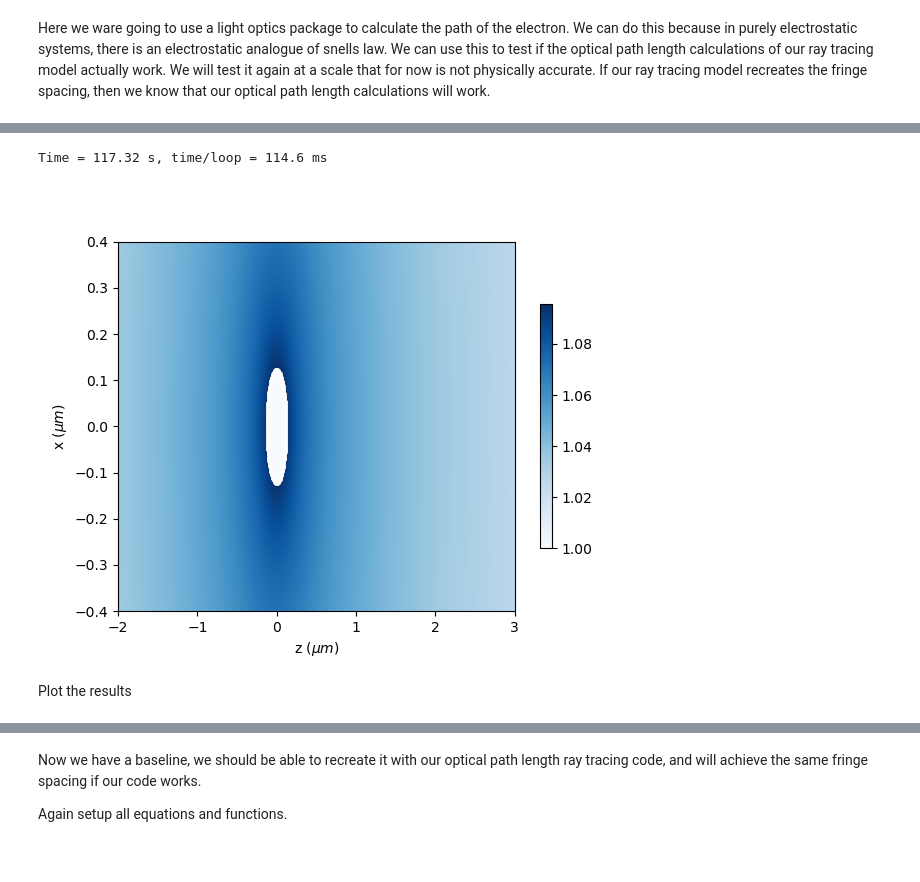
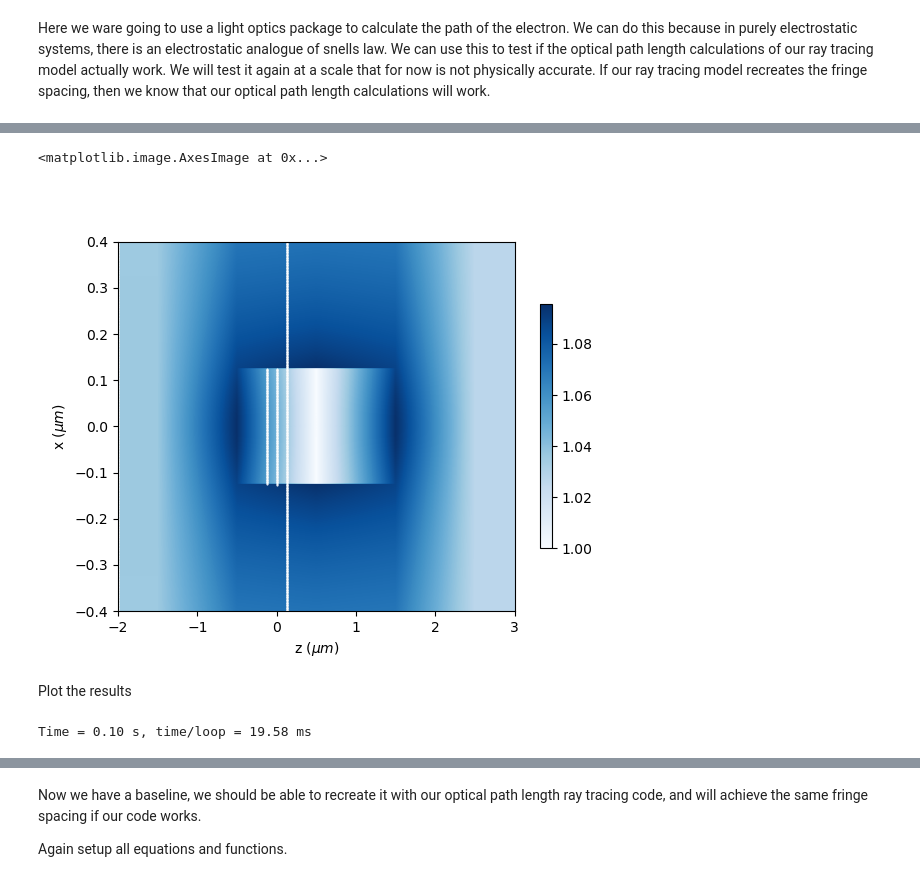
Before and after one commit to AMCLab/TEMGYMAdvanced, a Jupyter notebook: JanghyunCOMAnalysis/biprism_electrostatic_refractive_index_diffractio_compared_to_ray_tracing.ipynb, the cells around one changed output, grey strips where cells are left out. Drawn from its saved outputs; the diff is of its cells as text; code cells hidden in the pictures.

```diff
--- a/JanghyunCOMAnalysis/biprism_electrostatic_refractive_index_diffractio_compared_to_ray_tracing.ipynb
+++ b/JanghyunCOMAnalysis/biprism_electrostatic_refractive_index_diffractio_compared_to_ray_tracing.ipynb
@@ -47,45 +68,50 @@ phi_biprism = V*(sp.log((X*X+(Z)**2)/(R**2)))/(2*sp.log(r/R))
 
 #Here we write the "refractive index" that the electron would see, using the equation for the electrostatic potential. See Eq 5.17 in Hawkes Principles of Electron Optics
 n_eq1 = (1+phi_biprism/phi_0)**(0.5)
-n_eq2 = (2*m*abs(e)*(phi_0+phi_biprism))**(0.5)
+n_eq2 = (2*m*abs(e)*(phi_0-phi_biprism))**(0.5)
+
 #The equation needs to be written as a string for diffractio to be able to implement it, and we need to replace log with np.log in the expression.
 #This is because diffractio uses the "eval" function which uses a string.
-n = str(n_eq2).replace("log", "np.log")
+n = str(n_eq1).replace("log", "np.log")
 
 #Set up the scale in x and z
-x0 = np.linspace(-0.4 * um, 0.4 * um, 1024 * 1)
-z0 = np.linspace(-2 * um, 3 * um, 1024 * 1)
+x0 = np.linspace(-0.4 * um, 0.4 * um, 512 * 1)
+z0 = np.array([-2, -r, 0.0, r, 3])
+z = np.array([0] + np.linspace(-r, r, 100).tolist() + [3])
+#z0 = np.linspace(-2 * um, 3 * um, 512 * 1)
 
 #Create a source plane wave
 u0 = Scalar_source_X(x=x0, wavelength=wavelength)
 u0.plane_wave(A=1, z0=0 * um, theta=0. * degrees)
 
 t0 = Scalar_mask_XZ(x=x0, z=z0, wavelength=wavelength, n_background=1.0)
 t0.incident_field(u0)
 
 #Create a condenser sphere that has the refractive index of a biprism
 t0.sphere(r0=(0, 0),
              radius=(R * um, R * um),
              refraction_index=n,
              angle=0 * degrees)
 
 #Create a model of the wire, with a complex value that represents "absorbtion". This should enable
 #the wave to diffract around the wire
 t0.sphere(r0=(0, 0),
              radius=(r * um, r * um),
              refraction_index=0 + 1j,
              angle=0 * degrees)
 
 #Draw the refraction
 t0.draw_refraction_index(draw_borders=True, colorbar_kind='vertical')
-
-#Perform the calculation with the wave propagation method
-t0.WPM(verbose=True, has_edges=False)
 # %% [output]
-Time = 117.32 s, time/loop = 114.6 ms
+<matplotlib.image.AxesImage at 0x...>
-[figure, old version]
+[figure, new version]
 # %% [markdown]
 Plot the results
+# %%
+#Perform the calculation with the wave propagation method
+t0.WPM(verbose=True, has_edges=False)
+# %% [output]
+Time = 0.10 s, time/loop = 19.58 ms
 # %%
 t0.draw(kind='intensity', draw_borders=True)
 # %% [output]
```
Also changed, not shown: parts of 10 cells of this notebook.
